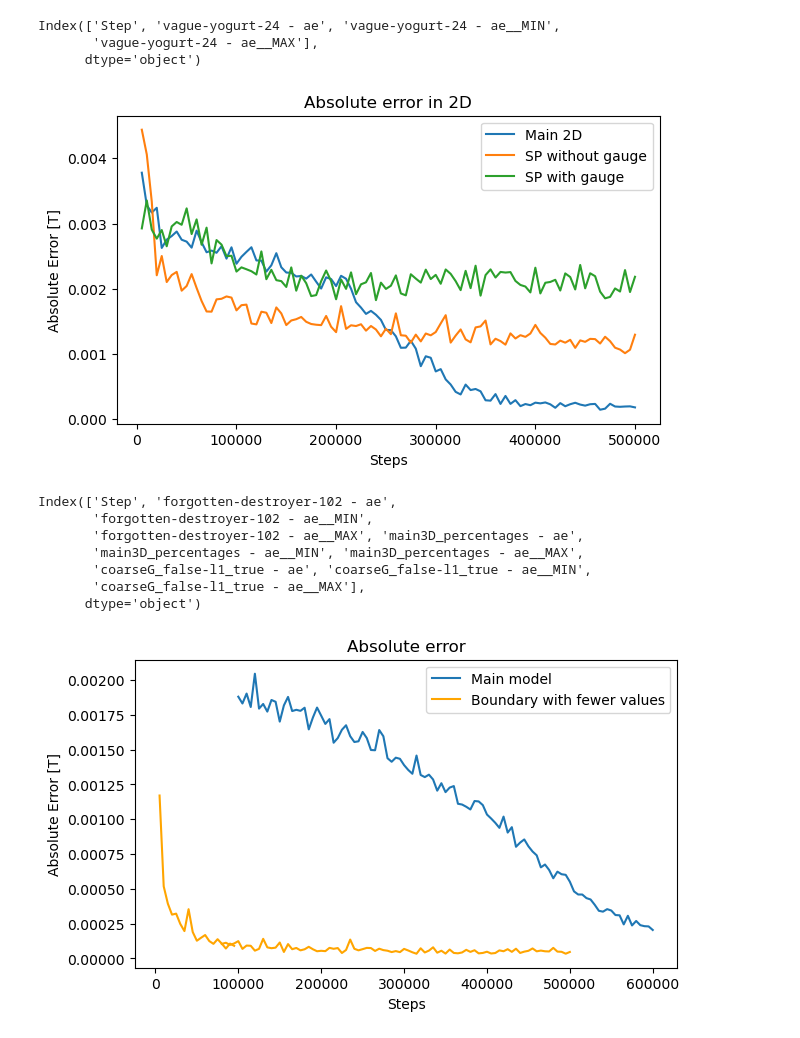
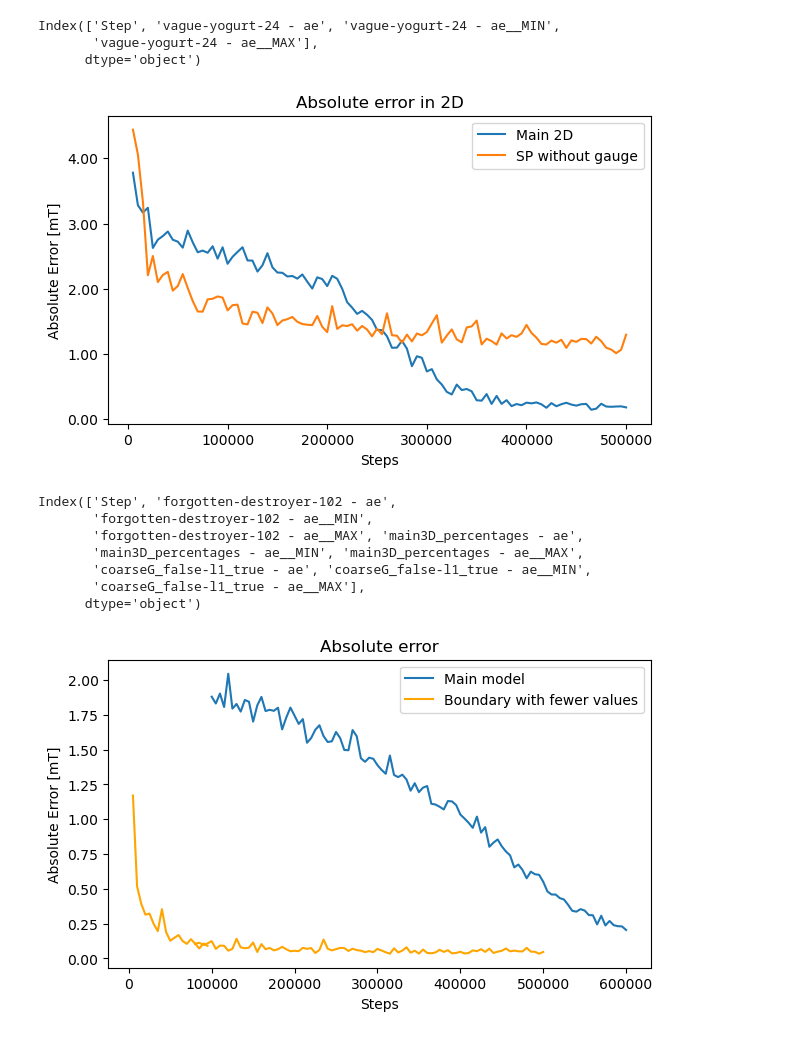
Before and after one commit to andreagboa/magfield-prediction, a Jupyter notebook: wandb_plots/wandb_plots.ipynb, the cells around one changed output. Saved outputs shown, nothing was run; the diff lists cells and outputs as text; code cells hidden in the pictures.

Commit message:
WandB plots

```diff
--- a/wandb_plots/wandb_plots.ipynb
+++ b/wandb_plots/wandb_plots.ipynb
@@ -32,24 +33,35 @@ y1 = df['main_2D - ae']
 y2 = df['scalar_potential - ae']
 y3 = df2['vague-yogurt-24 - ae']
 # %%
-fig = plt.figure(figsize=(7,4))
+# fig = plt.figure(figsize=(7,4))
 
 # plt.rcParams['font.family'] = 'Calibri'
+
+fig,ax = plt.subplots(figsize=(7,4))
+ax.plot(x, y1, label='Main 2D')
+ax.plot(x, y2, label='SP without gauge')
+# ax.plot(x, y3, label='SP with gauge')
+
+
+
+# Define the formatter function
+def mini_tesla_formatter(x, pos):
+    return f"{x*1000:.2f}"  # Convert to mini Tesla and format the value
+
+# Apply the formatter to the Y-axis
+ax.yaxis.set_major_formatter(ticker.FuncFormatter(mini_tesla_formatter))
+
 plt.rcParams['font.size'] = 10
 
-plt.plot(x, y1, label='Main 2D')
-plt.plot(x, y2, label='SP without gauge')
-plt.plot(x, y3, label='SP with gauge')
-
 plt.xlabel('Steps')
-plt.ylabel('Absolute Error [T]')
+plt.ylabel('Absolute Error [mT]')
 plt.title('Absolute error in 2D')
 plt.legend()
 # plt.grid(True)
 plt.savefig('main2D_vs_SP.pdf')
 plt.show()
 # %% [output]
-[figure, old version]
+[figure, new version]
 # %%
 file3 = 'C:/Users/s174370/magfield-prediction/wandb_plots/wandb_main_vs_perc.csv'
 df3 = pd.read_csv(file3)
@@ -70,21 +82,28 @@ Y1 = df3['main3D_percentages - ae']
 Y11 = df3['forgotten-destroyer-102 - ae']
 Y2 = df3['coarseG_false-l1_true - ae']
 # %%
-fig = plt.figure(figsize=(7,4))
+fig, ax = plt.subplots(figsize=(7,4))
 
 # plt.rcParams['font.family'] = 'Calibri'
+
+ax.plot(X, Y2, label='Main model')
+ax.plot(X,Y1,'orange')
+ax.plot(X, Y11, 'orange', label='Boundary with fewer values')
+
+def mini_tesla_formatter(x, pos):
+    return f"{x*1000:.2f}"  # Convert to mini Tesla and format the value
+
+# Apply the formatter to the Y-axis
+ax.yaxis.set_major_formatter(ticker.FuncFormatter(mini_tesla_formatter))
+
 plt.rcParams['font.size'] = 10
 
-plt.plot(X, Y2, label='Main model')
-plt.plot(X,Y1,'orange')
-plt.plot(X, Y11, 'orange', label='Boundary with fewer values')
-
 plt.xlabel('Steps')
-plt.ylabel('Absolute Error [T]')
+plt.ylabel('Absolute Error [mT]')
 plt.title('Absolute error')
 plt.legend()
 # plt.grid(True)
 plt.savefig('main3D_vs_perc.pdf')
 plt.show()
 # %% [output]
-[figure, old version]
+[figure, new version]
```
Also changed, not shown: parts of 2 cells of this notebook, 2 other files.
